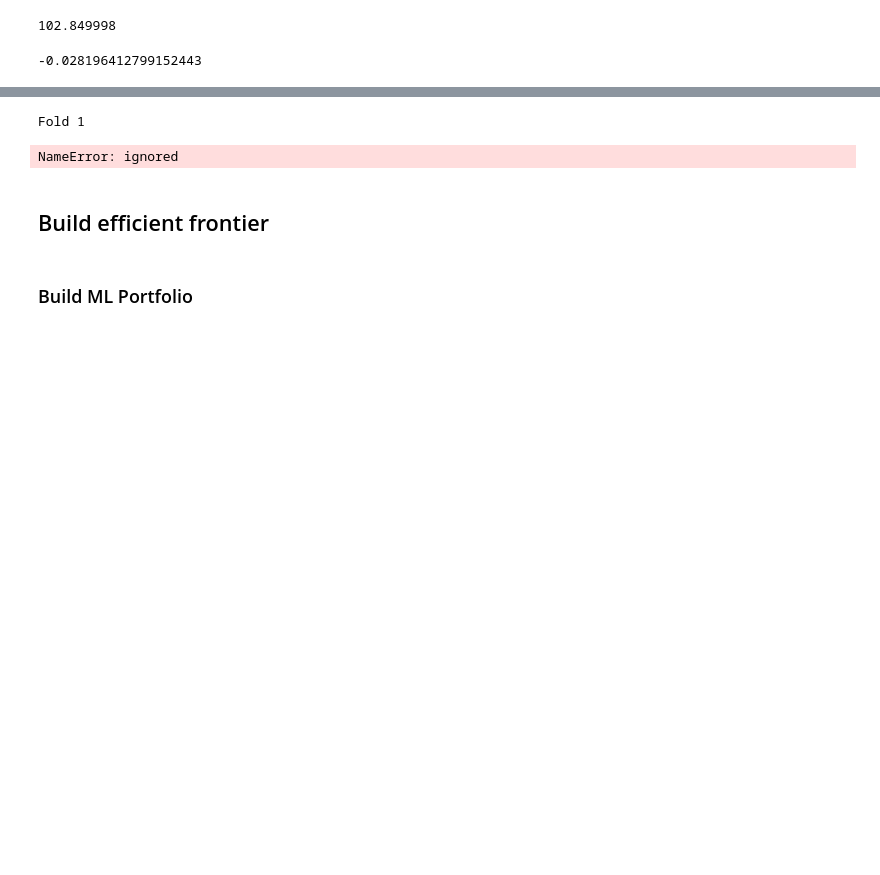
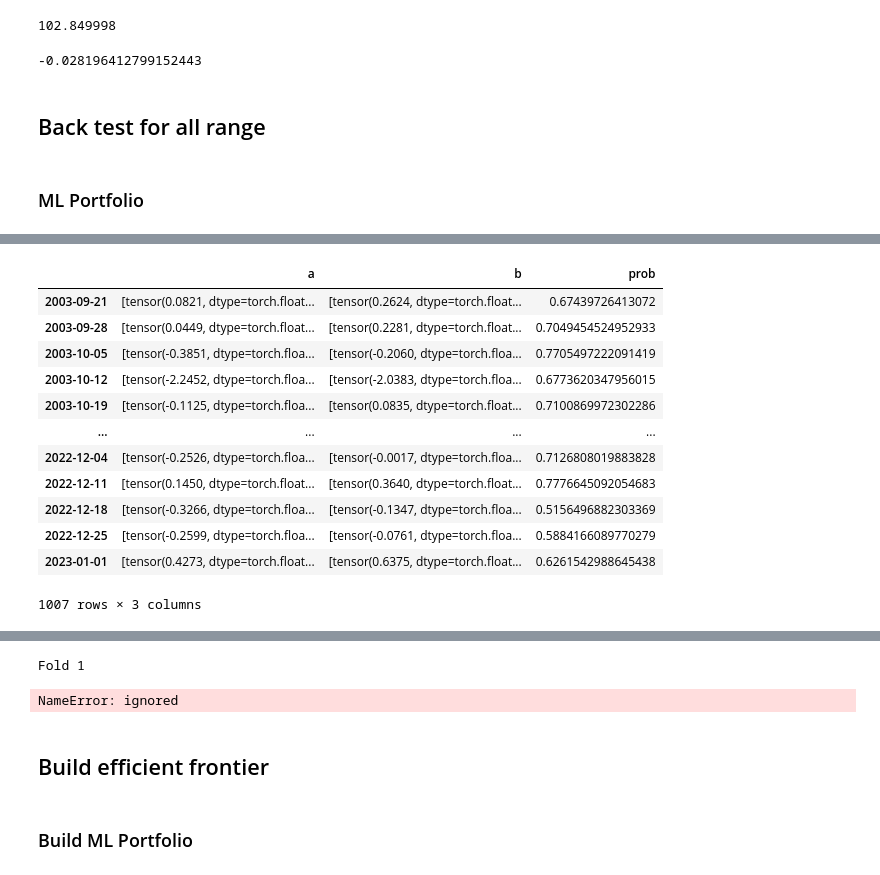
Before and after one commit to florencetsang/ml-portfolio-poc, a Jupyter notebook: ml_portfolio.ipynb, the cells around one changed output, grey strips where cells are left out. Cells and saved outputs as stored; diff of their text form; code cells hidden in the pictures; blank space fills up the shorter version.

```diff
--- a/ml_portfolio.ipynb
+++ b/ml_portfolio.ipynb
@@ -280,11 +383,11 @@ DatetimeIndex(['2003-09-21', '2003-09-28', '2003-10-05', '2003-10-12',
                '2022-12-25', '2023-01-01'],
               dtype='datetime64[ns]', length=1007, freq='W-SUN')
 # %%
-def get_dataset_for_date(date):
+def get_ml_dataset_for_date(date):
   startdate = pd.to_datetime(date) - delta_50weeks
   enddate = pd.to_datetime(date)
-  mask = (pd.to_datetime(master_dataset['l_Date']) > startdate) & (pd.to_datetime(master_dataset['l_Date']) <= enddate)
-  subset = master_dataset.loc[mask]
+  mask = (pd.to_datetime(ml_master_dataset['l_Date']) > startdate) & (pd.to_datetime(ml_master_dataset['l_Date']) <= enddate)
+  subset = ml_master_dataset.loc[mask]
   # print(subset)
   dataset = subset[['l_Daily Return','l_MA','l_Volume','h_Daily Return','h_MA','h_Volume','h_ROE Binary']].to_numpy()
   # print(dataset)
@@ -382,15 +478,19 @@ elif weight == 1:
+# %% [markdown]
+## Back test for all range
+# %% [markdown]
+### ML Portfolio
 # %%
-backtest_returns = {}
+parameters = pd.DataFrame(columns=['a','b','prob'])
 
 for date in daterange:
   print(date)
-  dataset = get_dataset_for_date(date)
+  dataset = get_ml_dataset_for_date(date)
   a,b = train_and_get_a_b(dataset[:-1])
   with torch.no_grad():
     y_test = torch.exp(torch.matmul(torch.from_numpy(dataset[-1][:-1]), a)) / (torch.exp (torch.matmul(torch.from_numpy(dataset[-1][:-1]), a)) + torch.exp(torch.matmul(torch.from_numpy(dataset[-1][:-1]), b)))
     print(y_test)
-  weight = calculate_ml_portfolio_weights(y_test.numpy(), 0.5)
-  ret = get_backtest_return(date, weight)
-  backtest_returns[date] = ret
+    parameters.loc[date] = [a,b,y_test.numpy()]
+
+parameters
 # %% [output]
 Streaming output truncated to the last 5000 lines.
@@ -412,0 +513,13 @@ tensor(0.6298, dtype=torch.float64)
+|  | a | b | prob |
+| 2003-09-21 | [tensor(0.0821, dtype=torch.float... | [tensor(0.2624, dtype=torch.float... | 0.67439726413072 |
+| 2003-09-28 | [tensor(0.0449, dtype=torch.float... | [tensor(0.2281, dtype=torch.float... | 0.7049454524952933 |
+| 2003-10-05 | [tensor(-0.3851, dtype=torch.floa... | [tensor(-0.2060, dtype=torch.floa... | 0.7705497222091419 |
+| 2003-10-12 | [tensor(-2.2452, dtype=torch.floa... | [tensor(-2.0383, dtype=torch.floa... | 0.6773620347956015 |
+| 2003-10-19 | [tensor(-0.1125, dtype=torch.floa... | [tensor(0.0835, dtype=torch.float... | 0.7100869972302286 |
+| ... | ... | ... | ... |
+| 2022-12-04 | [tensor(-0.2526, dtype=torch.floa... | [tensor(-0.0017, dtype=torch.floa... | 0.7126808019883828 |
+| 2022-12-11 | [tensor(0.1450, dtype=torch.float... | [tensor(0.3640, dtype=torch.float... | 0.7776645092054683 |
+| 2022-12-18 | [tensor(-0.3266, dtype=torch.floa... | [tensor(-0.1347, dtype=torch.floa... | 0.5156496882303369 |
+| 2022-12-25 | [tensor(-0.2599, dtype=torch.floa... | [tensor(-0.0761, dtype=torch.floa... | 0.5884166089770279 |
+| 2023-01-01 | [tensor(0.4273, dtype=torch.float... | [tensor(0.6375, dtype=torch.float... | 0.6261542988645438 |
+1007 rows × 3 columns
```
Also changed, not shown: parts of 48 cells of this notebook.
